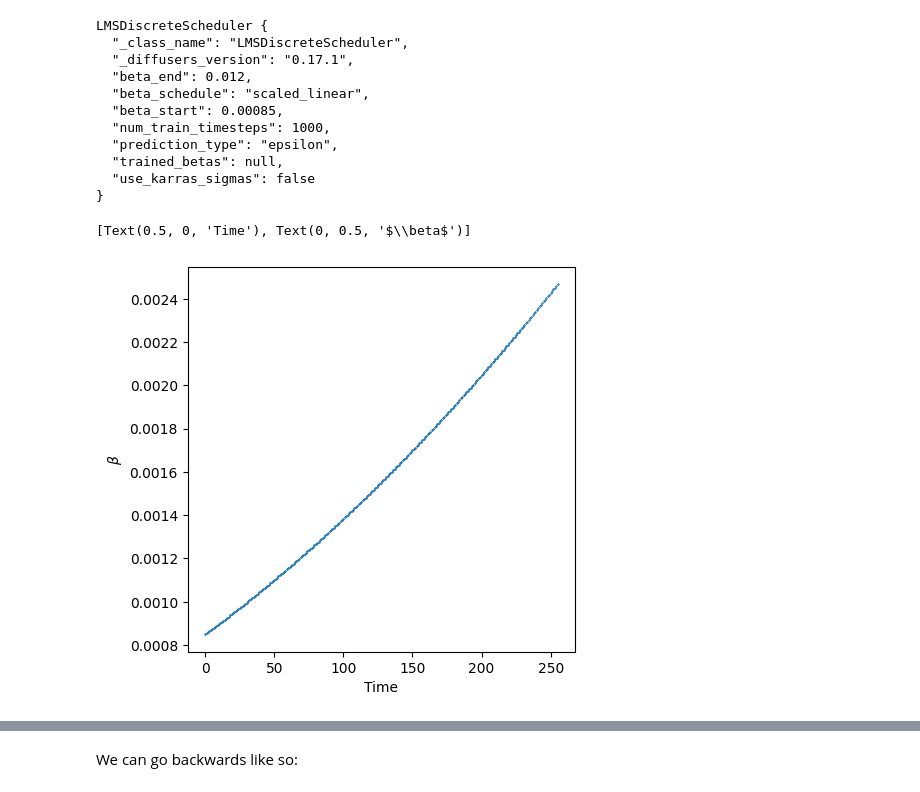
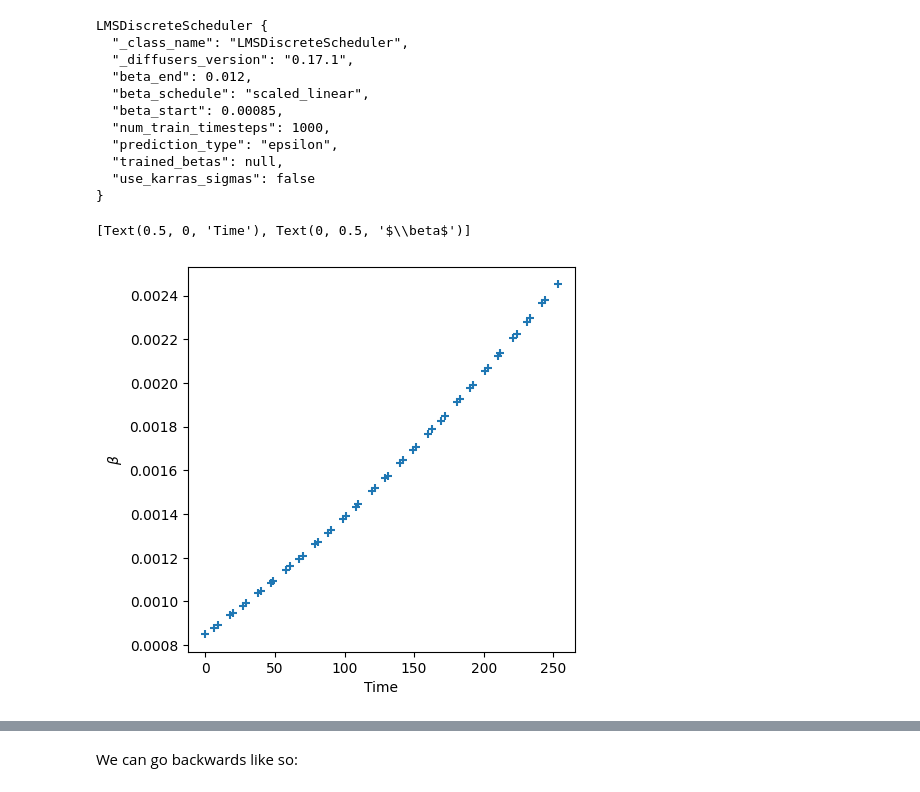
Before and after one commit to jeremyadamsfisher/SlowAI, a Jupyter notebook: nbs/00_overview.ipynb, the cells around one changed output, grey strips where cells are left out. Saved outputs shown, nothing was run; the diff lists cells and outputs as text; code cells hidden in the pictures.

```diff
--- a/nbs/00_overview.ipynb
+++ b/nbs/00_overview.ipynb
@@ -306,17 +323,14 @@ LMSDiscreteScheduler {
   "use_karras_sigmas": false
 }
 # %%
-simple_scheduler = LMSDiscreteScheduler(
-    beta_start=0.00085, beta_end=0.012, beta_schedule="scaled_linear"
-)
 fig, ax = plt.subplots(figsize=(5, 5))
-X = timesteps = simple_scheduler.timesteps.to(torch.uint8).cpu().numpy()
-Y = simple_scheduler.betas.cpu().numpy()[timesteps]
-ax.scatter(X, Y, s=0.1)
+X = timesteps = scheduler.timesteps.to(torch.uint8).cpu().numpy()
+Y = scheduler.betas.cpu().numpy()[timesteps]
+ax.scatter(X, Y, marker="+")
 ax.set(xlabel="Time", ylabel=r"$\beta$")
 # %% [output]
 [Text(0.5, 0, 'Time'), Text(0, 0.5, '$\\beta$')]
-[figure, old version]
+[figure, new version]
 # %% [markdown]
 ### CLIP
 
```
Also changed, not shown: parts of 22 cells of this notebook, 9 other files.
